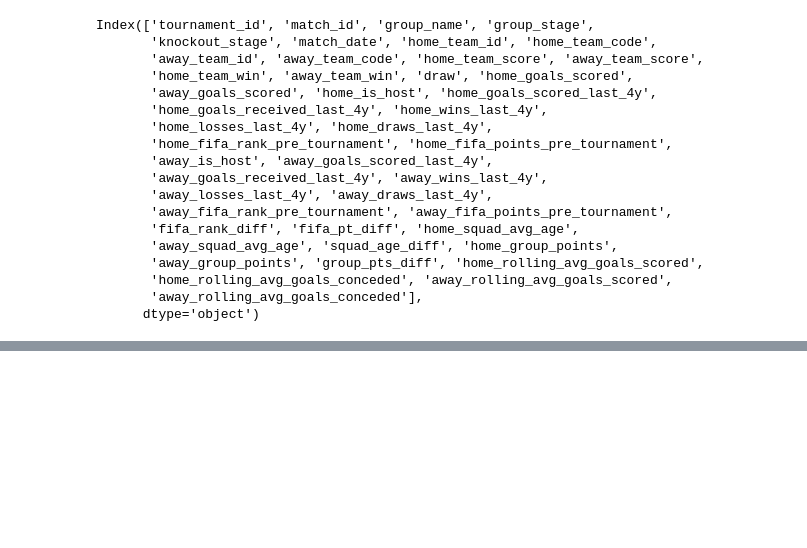
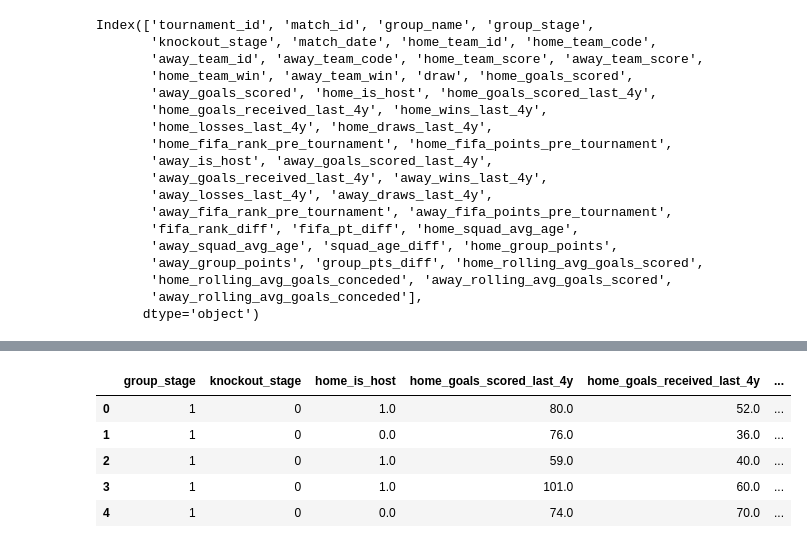
Before and after one commit to tonyinarula/World-Cup-2026-Predictive-Analysis, a Jupyter notebook: analysis.ipynb, the cells around one changed output, grey strips where cells are left out. Drawn from its saved outputs; the diff is of its cells as text; code cells hidden in the pictures; blank space fills up the shorter version.

```diff
--- a/analysis.ipynb
+++ b/analysis.ipynb
@@ -1166,7 +1160,7 @@ Index(['group_stage', 'knockout_stage', 'home_is_host',
 matches_2026 = pd.read_csv('data/areezvisram12/matches.csv')[['id','match_number','home_team_id','away_team_id','stage_id','match_label']]
 matches_2026['group_stage'] = (matches_2026['stage_id'] == 1).astype(int)
 matches_2026['knockout_stage'] = (matches_2026['stage_id'] != 1).astype(int)
-matches_2026['tournament_id'] = 'WC-2026'
+matches_2026['version'] = 'WC-2026'
 # %%
 matches_2026.head()
 # %% [output]
@@ -1272,7 +1267,7 @@ Index(['tournament_id', 'match_id', 'group_name', 'group_stage',
 matches_2026 = (matches_2026
                 # home team data
                 .merge(
-                    kaggle_2026[['version','team_code','is_host','goals_scored_last_4y','goals_received_last_4y',
+                    kaggle_2026[['team_code','is_host','goals_scored_last_4y','goals_received_last_4y',
                                  'wins_last_4y','losses_last_4y','draws_last_4y','fifa_rank_pre_tournament',
                                  'fifa_points_pre_tournament','squad_avg_age']].rename(columns = {
                         'team_code':'home_team_code',
@@ -1290,7 +1285,7 @@ matches_2026 = (matches_2026
                 )
                 # away team data
                 .merge(
-                    kaggle_2026[['version','team_code','is_host','goals_scored_last_4y','goals_received_last_4y',
+                    kaggle_2026[['team_code','is_host','goals_scored_last_4y','goals_received_last_4y',
                                  'wins_last_4y','losses_last_4y','draws_last_4y','fifa_rank_pre_tournament',
                                  'fifa_points_pre_tournament','squad_avg_age']].rename(columns = {
                         'team_code':'away_team_code',
@@ -1313,3 +1308,16 @@ matches_2026['fifa_pt_diff'] = matches_2026['home_fifa_points_pre_tournament'] -
 matches_2026['squad_age_diff'] = matches_2026['home_squad_avg_age'] - matches_2026['away_squad_avg_age']
 matches_2026['pts_closeness'] = 1 / (abs(matches_2026['fifa_rank_diff']) + 1)
 matches_2026['rank_closeness'] = 1 / (abs(matches_2026['fifa_pt_diff']) + 1)
+total_matches = matches_2026['home_wins_last_4y'] + matches_2026['home_losses_last_4y'] + matches_2026['home_draws_last_4y']
+away_total = matches_2026['away_wins_last_4y'] + matches_2026['away_losses_last_4y'] + matches_2026['away_draws_last_4y']
+
+# group points start at 0 for every team
+matches_2026['home_group_points'] = 0
+matches_2026['away_group_points'] = 0
+matches_2026['group_pts_diff'] = 0
+
+# use the average from the last 4 years to impute rolling goals scored and conceded
+matches_2026['home_rolling_avg_goals_scored'] = matches_2026['home_goals_scored_last_4y'] / total_matches
+matches_2026['home_rolling_avg_goals_conceded'] = matches_2026['home_goals_received_last_4y'] / total_matches
+matches_2026['away_rolling_avg_goals_scored'] = matches_2026['away_goals_scored_last_4y'] / away_total
+matches_2026['away_rolling_avg_goals_conceded'] = matches_2026['away_goals_received_last_4y'] / away_total
@@ -1330,0 +1324,3 @@ matches_2026['away_rolling_avg_goals_conceded'] = matches_2026['away_goals_recei
+# %%
+pd.set_option('display.max_columns', None)
+matches_2026.head()
@@ -1330,0 +1334,12 @@ matches_2026['away_rolling_avg_goals_conceded'] = matches_2026['away_goals_recei
+# %%
+# new df with the same column orientation as training data
+X_2026 = matches_2026[X_train.columns]
+# %%
+X_2026.head()
+# %% [output]
+|  | group_stage | knockout_stage | home_is_host | home_goals_scored_last_4y | home_goals_received_last_4y | ... |
+| 0 | 1 | 0 | 1.0 | 80.0 | 52.0 | ... |
+| 1 | 1 | 0 | 0.0 | 76.0 | 36.0 | ... |
+| 2 | 1 | 0 | 1.0 | 59.0 | 40.0 | ... |
+| 3 | 1 | 0 | 1.0 | 101.0 | 60.0 | ... |
+| 4 | 1 | 0 | 0.0 | 74.0 | 70.0 | ... |
```
Also changed, not shown: parts of 11 cells of this notebook.
